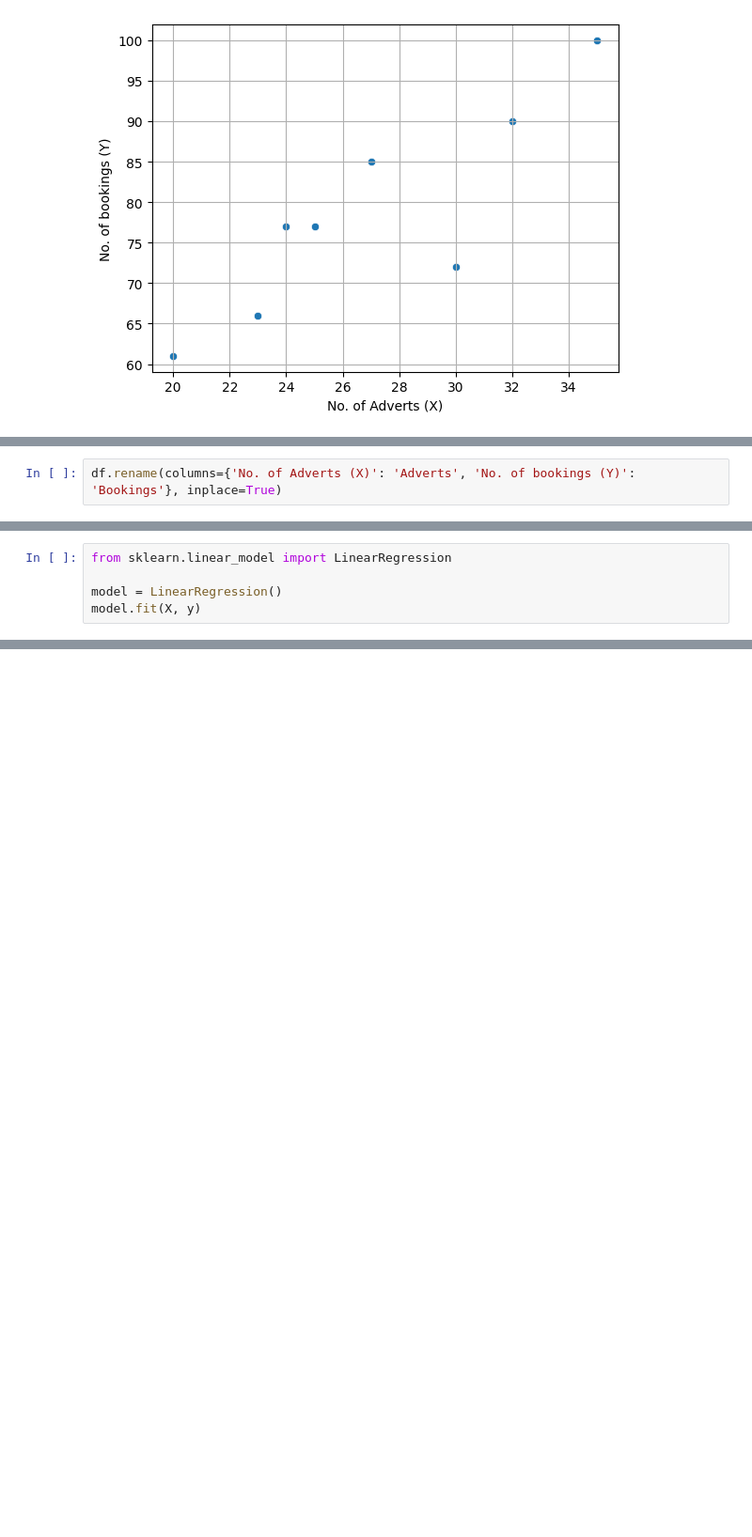
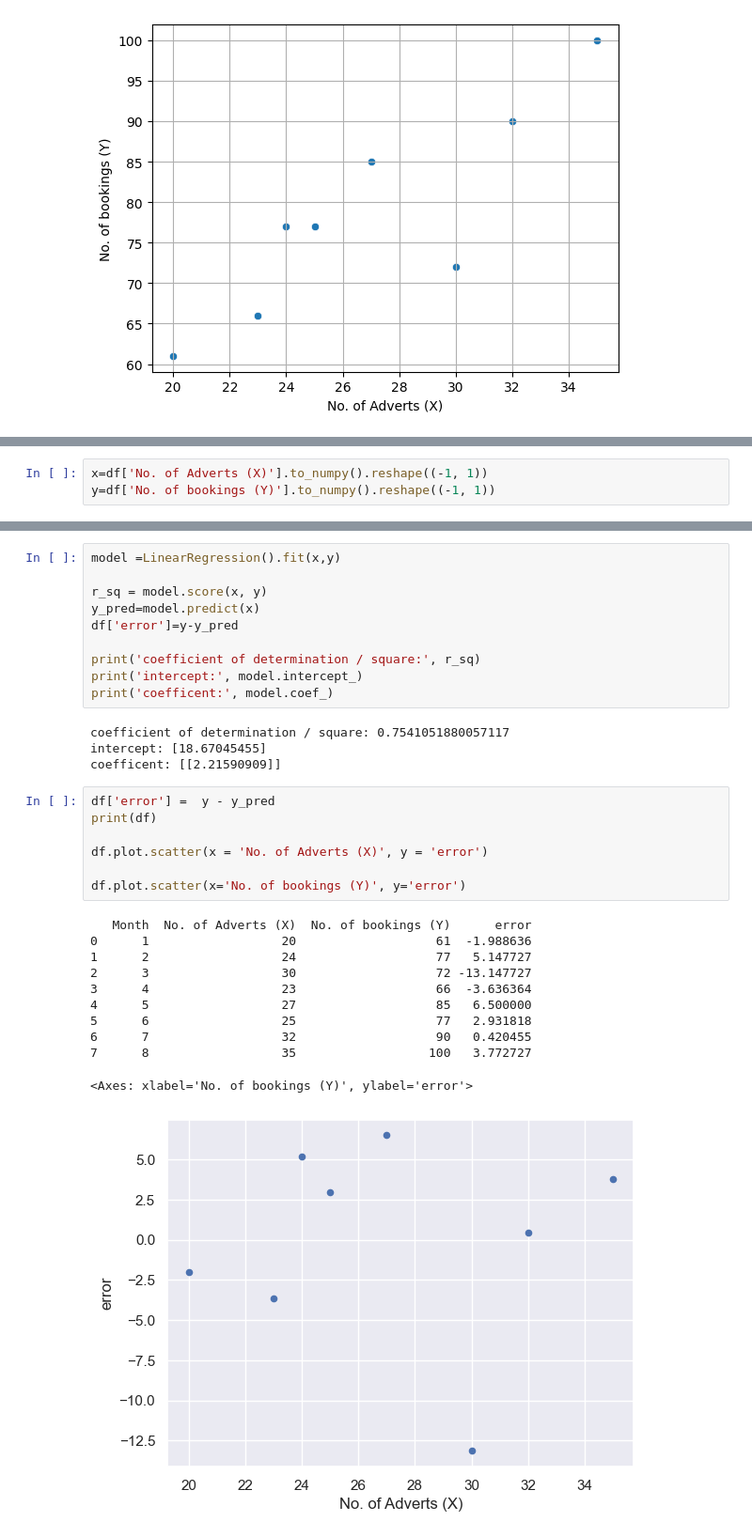
Before and after one commit to Shantaannu/Linear_regression, a Jupyter notebook: notebook/linear_regression.ipynb, the cells around one changed output, grey strips where cells are left out. Shown at 94% size. Cells and saved outputs as stored; diff of their text form; blank space fills up the shorter version.

```diff
--- a/notebook/linear_regression.ipynb
+++ b/notebook/linear_regression.ipynb
@@ -84,2 +163,3 @@ sns.regplot(data = df, x = 'No. of Adverts (X)', y = 'No. of bookings (Y)', ci=9
 # %%
-df.rename(columns={'No. of Adverts (X)': 'Adverts', 'No. of bookings (Y)': 'Bookings'}, inplace=True)
+x=df['No. of Adverts (X)'].to_numpy().reshape((-1, 1))
+y=df['No. of bookings (Y)'].to_numpy().reshape((-1, 1))
@@ -90,5 +165,0 @@ df['Adverts'].ndim
-# %%
-from sklearn.linear_model import LinearRegression
-
-model = LinearRegression()
-model.fit(X, y)
@@ -136,0 +176,33 @@ ModuleNotFoundError: No module named 'statsmodels'
+# %%
+model =LinearRegression().fit(x,y)
+
+r_sq = model.score(x, y)
+y_pred=model.predict(x)
+df['error']=y-y_pred
+
+print('coefficient of determination / square:', r_sq)
+print('intercept:', model.intercept_)
+print('coefficent:', model.coef_)
+# %% [output]
+coefficient of determination / square: 0.7541051880057117
+intercept: [18.67045455]
+coefficent: [[2.21590909]]
+# %%
+df['error'] =  y - y_pred
+print(df)
+
+df.plot.scatter(x = 'No. of Adverts (X)', y = 'error')
+
+df.plot.scatter(x='No. of bookings (Y)', y='error')
+# %% [output]
+   Month  No. of Adverts (X)  No. of bookings (Y)      error
+0      1                  20                   61  -1.988636
+1      2                  24                   77   5.147727
+2      3                  30                   72 -13.147727
+3      4                  23                   66  -3.636364
+4      5                  27                   85   6.500000
+5      6                  25                   77   2.931818
+6      7                  32                   90   0.420455
+7      8                  35                  100   3.772727
+<Axes: xlabel='No. of bookings (Y)', ylabel='error'>
+[figure, added]
```
Also changed, not shown: parts of 22 cells of this notebook.
